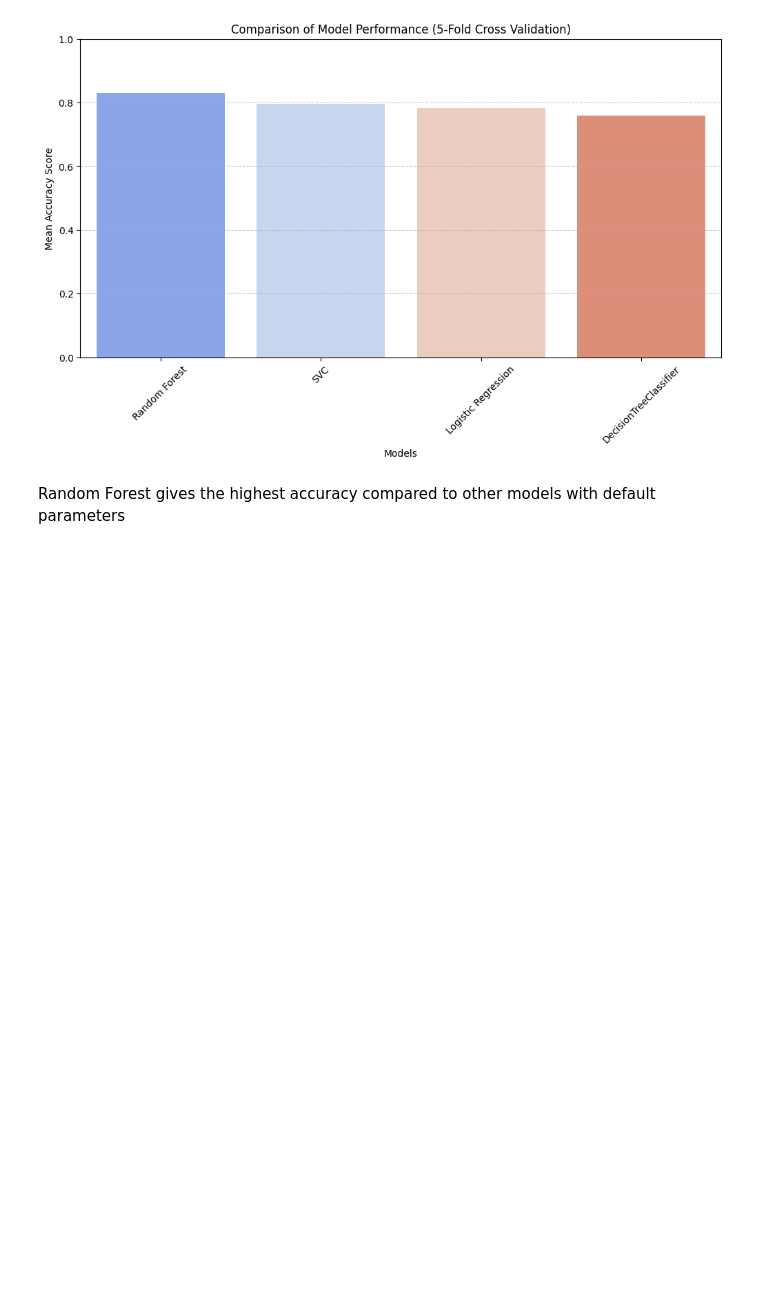
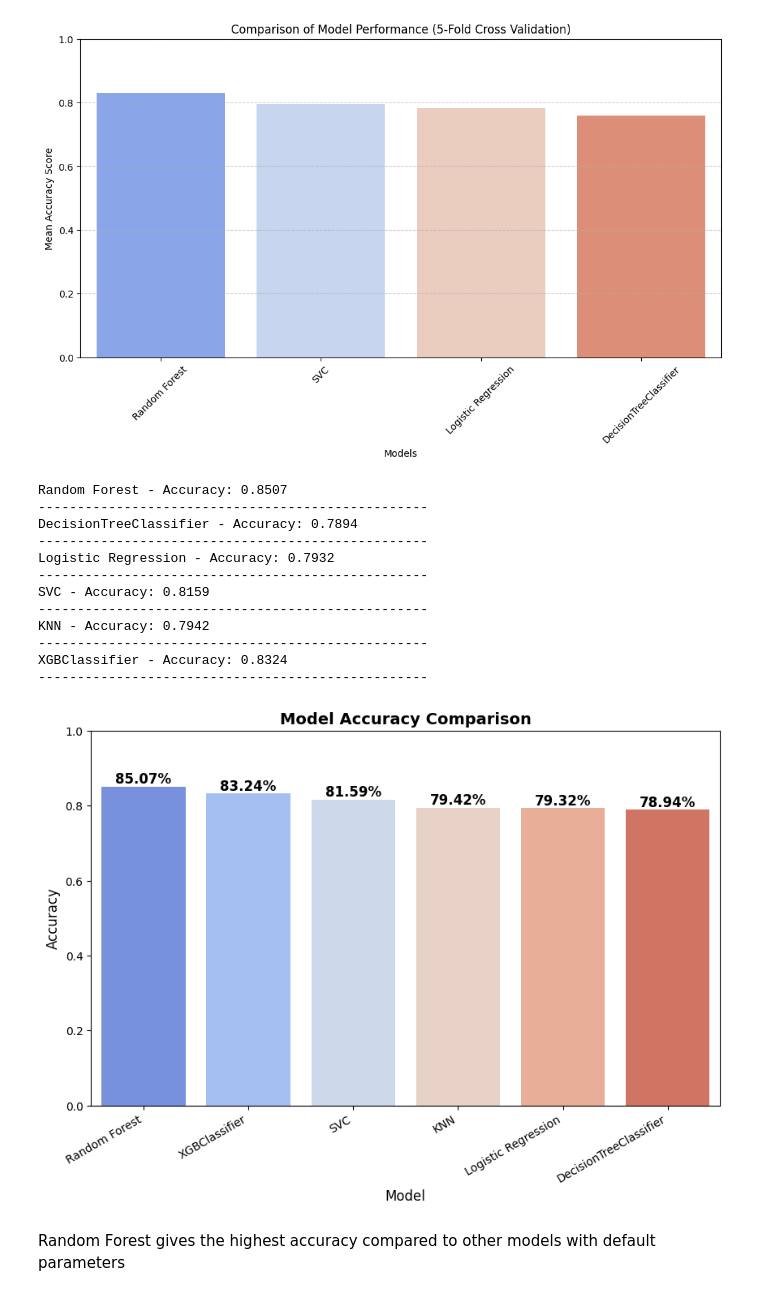
Before and after one commit to norannali/Telco_Customer_Churn, a Jupyter notebook: Telco_Customer_Churn.ipynb, the cells around one changed output. Drawn from its saved outputs; the diff is of its cells as text; code cells hidden in the pictures; blank space fills up the shorter version.

```diff
--- a/Telco_Customer_Churn.ipynb
+++ b/Telco_Customer_Churn.ipynb
@@ -952,6 +971,60 @@ plt.grid(axis='y', linestyle='--', alpha=0.7)  # Add grid for better readability
 plt.show()
 # %% [output]
 [figure]
+# %%
+# Store results
+results = []
+
+# Train models and record accuracy
+for name, model in models.items():
+    model.fit(X_train_smote, y_train_smote)
+    y_pred = model.predict(X_test_smote)
+    accuracy = accuracy_score(y_test_smote, y_pred)
+
+    print(f"{name} - Accuracy: {accuracy:.4f}")
+    print("-" * 50)
+
+    # Append results
+    results.append([name, accuracy])
+
+# Convert results to DataFrame
+df_results = pd.DataFrame(results, columns=['Model', 'Accuracy'])
+
+df_results = df_results.sort_values(by='Accuracy', ascending=False)
+
+# Plot bar chart
+plt.figure(figsize=(10, 6))
+ax = sns.barplot(x='Model', y='Accuracy', data=df_results, palette='coolwarm')
+
+# Annotate bars with accuracy percentages
+for p in ax.patches:
+    ax.annotate(f"{p.get_height():.2%}",  # Convert to percentage format
+                (p.get_x() + p.get_width() / 2, p.get_height()),
+                ha='center', va='bottom', fontsize=12, fontweight='bold')
+
+# Labels and title
+plt.title("Model Accuracy Comparison", fontsize=14, fontweight='bold')
+plt.xlabel("Model", fontsize=12)
+plt.ylabel("Accuracy", fontsize=12)
+plt.xticks(rotation=30, ha='right')  # Rotate model names for readability
+plt.ylim(0, 1)  # Set y-axis limit to match percentage scale
+
+# Show plot
+plt.show()
+# %% [output]
+Random Forest - Accuracy: 0.8507
+--------------------------------------------------
+DecisionTreeClassifier - Accuracy: 0.7894
+--------------------------------------------------
+Logistic Regression - Accuracy: 0.7932
+--------------------------------------------------
+SVC - Accuracy: 0.8159
+--------------------------------------------------
+KNN - Accuracy: 0.7942
+--------------------------------------------------
+XGBClassifier - Accuracy: 0.8324
+--------------------------------------------------
+[figure, added]
 # %% [markdown]
 Random Forest gives the highest accuracy compared to other models with default parameters
 # %% [markdown]
```
Also changed, not shown: parts of 32 cells of this notebook.
